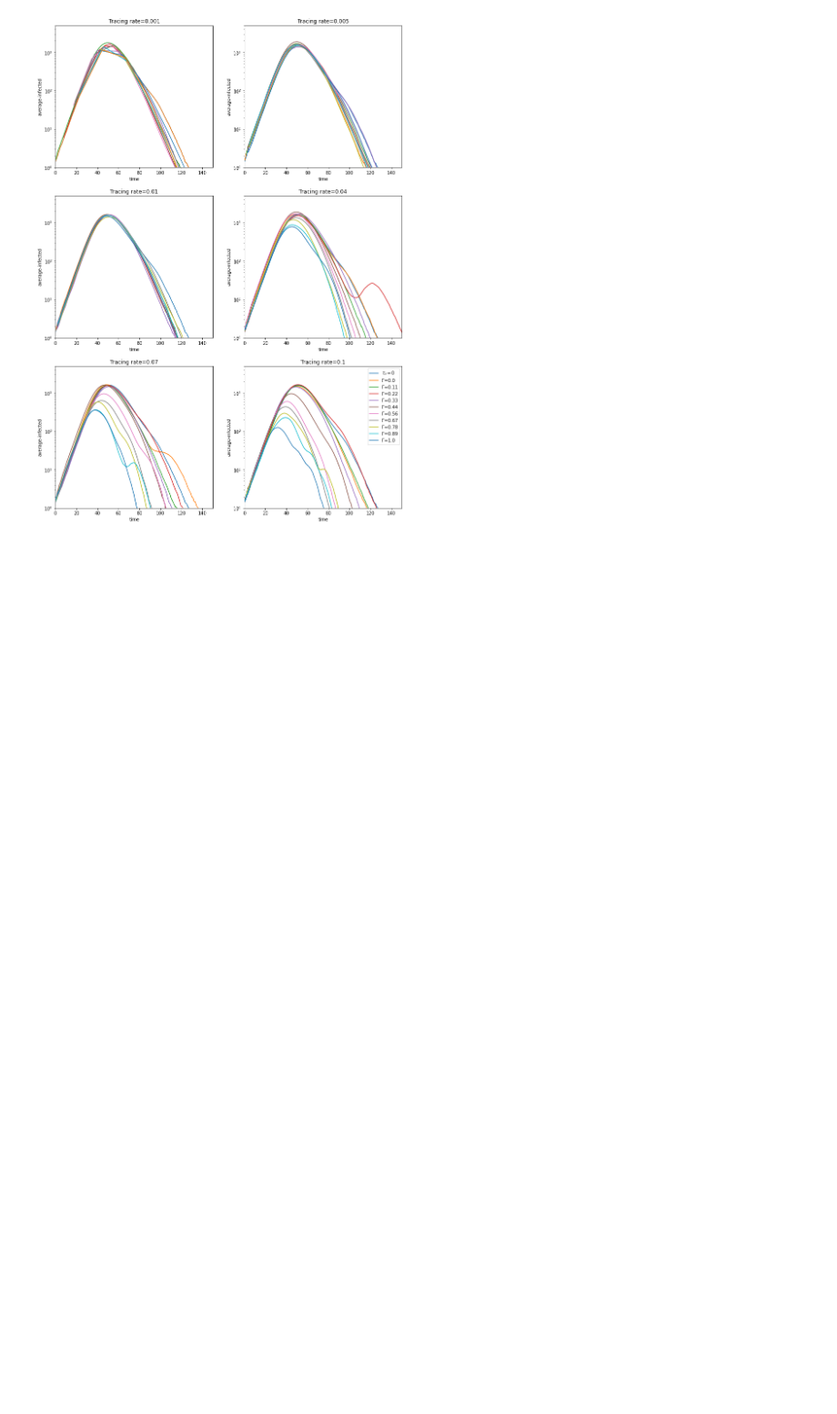
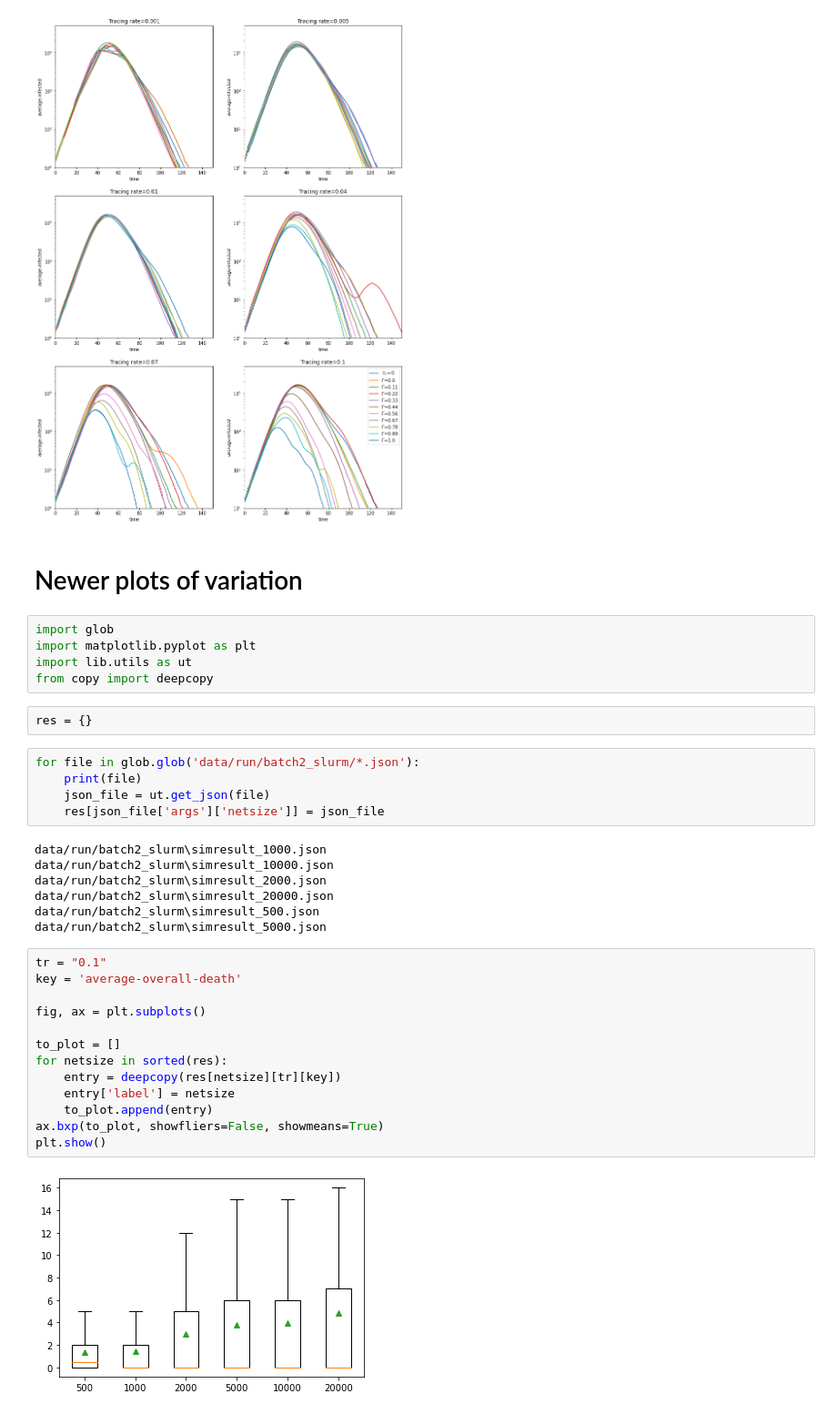
Before and after one commit to andrei-rusu/contact-tracing-model, a Jupyter notebook: SimulateCovid.ipynb, the cells around one changed output. Shown at 91% size. Cells and saved outputs as stored; diff of their text form; blank space fills up the shorter version.

```diff
--- a/SimulateCovid.ipynb
+++ b/SimulateCovid.ipynb
@@ -419,3 +433,39 @@ plt.legend()
 # %% [output]
 <matplotlib.legend.Legend at 0x...>
 [figure]
+# %% [markdown]
+<h1> Newer plots of variation
+# %%
+import glob
+import matplotlib.pyplot as plt
+import lib.utils as ut
+from copy import deepcopy
+# %%
+res = {}
+# %%
+for file in glob.glob('data/run/batch2_slurm/*.json'):
+    print(file)
+    json_file = ut.get_json(file)
+    res[json_file['args']['netsize']] = json_file
+# %% [output]
+data/run/batch2_slurm\simresult_1000.json
+data/run/batch2_slurm\simresult_10000.json
+data/run/batch2_slurm\simresult_2000.json
+data/run/batch2_slurm\simresult_20000.json
+data/run/batch2_slurm\simresult_500.json
+data/run/batch2_slurm\simresult_5000.json
+# %%
+tr = "0.1"
+key = 'average-overall-death'
+
+fig, ax = plt.subplots()
+
+to_plot = []
+for netsize in sorted(res):
+    entry = deepcopy(res[netsize][tr][key])
+    entry['label'] = netsize
+    to_plot.append(entry)
+ax.bxp(to_plot, showfliers=False, showmeans=True)
+plt.show()
+# %% [output]
+[figure, added]
```
Also changed, not shown: parts of 18 cells of this notebook, 13 other files.
